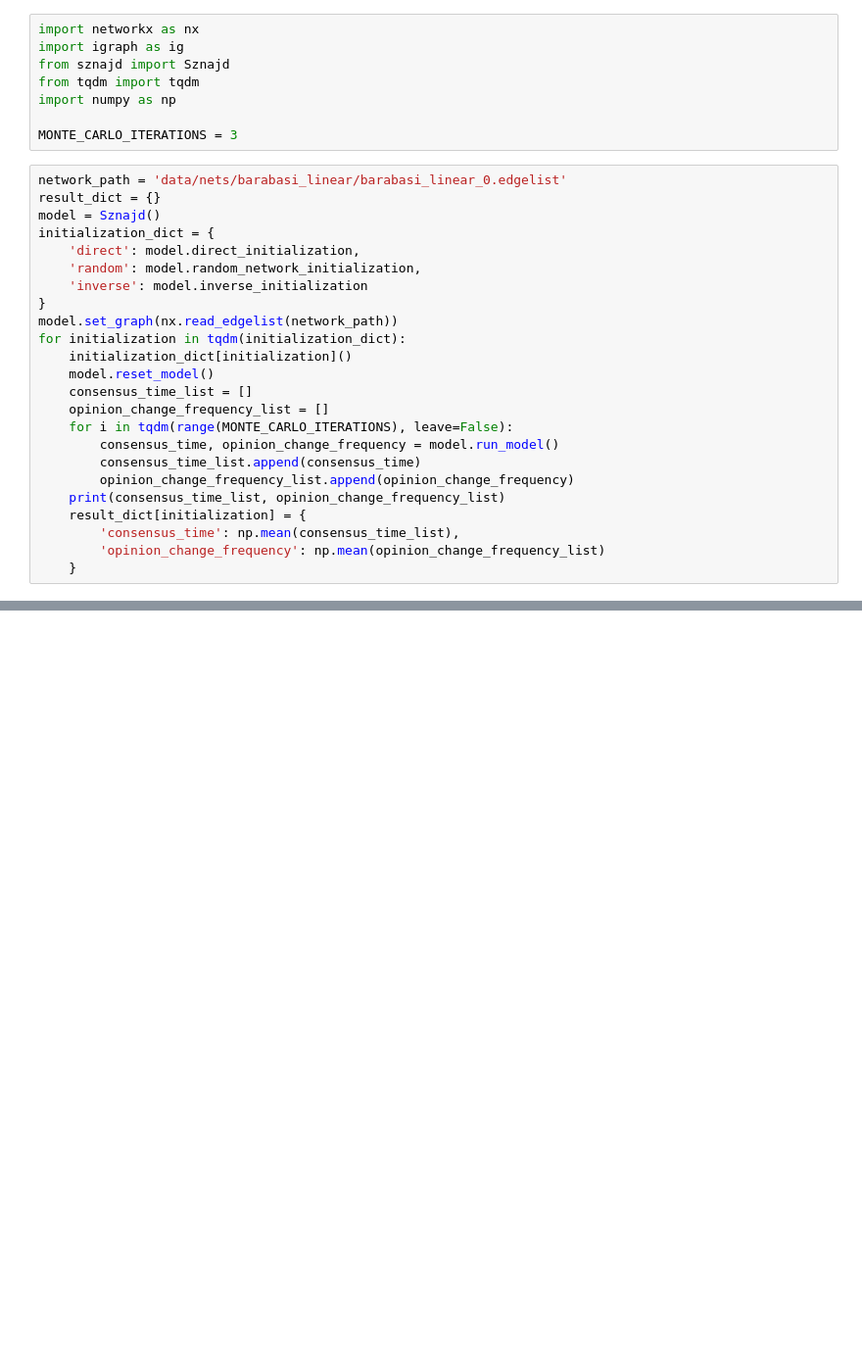
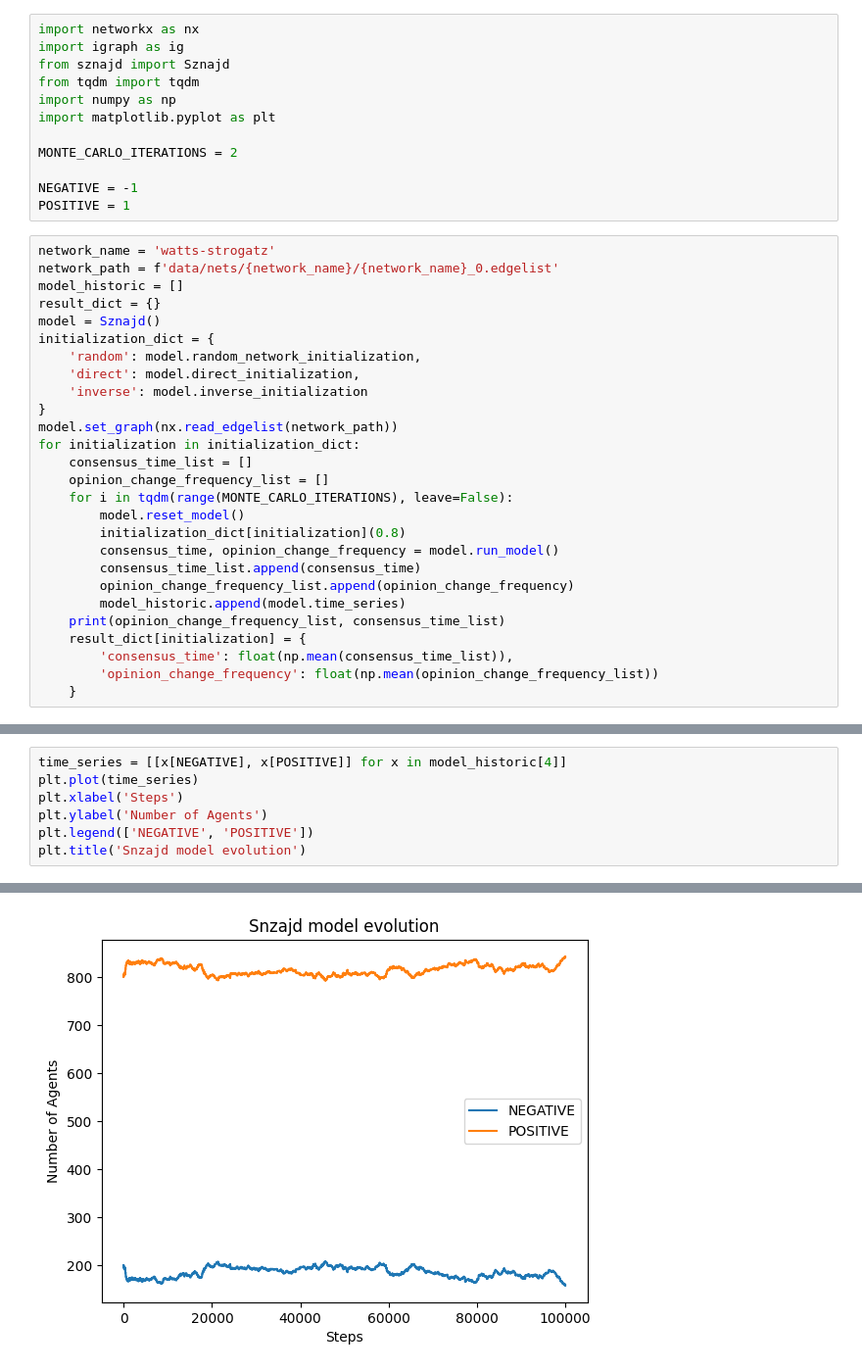
Before and after one commit to vitorfrois/SznajdNetworks, a Jupyter notebook: src/tests.ipynb, the cells around one changed output, grey strips where cells are left out. Shown at 98% size. Saved outputs shown, nothing was run; the diff lists cells and outputs as text; blank space fills up the shorter version.

```diff
--- a/src/tests.ipynb
+++ b/src/tests.ipynb
@@ -4,30 +4,37 @@ import igraph as ig
 from sznajd import Sznajd
 from tqdm import tqdm
 import numpy as np
+import matplotlib.pyplot as plt
 
-MONTE_CARLO_ITERATIONS = 3
+MONTE_CARLO_ITERATIONS = 2
+
+NEGATIVE = -1
+POSITIVE = 1
 # %%
-network_path = 'data/nets/barabasi_linear/barabasi_linear_0.edgelist'
+network_name = 'watts-strogatz'
+network_path = f'data/nets/{network_name}/{network_name}_0.edgelist'
+model_historic = []
 result_dict = {}
 model = Sznajd()
 initialization_dict = {
+    'random': model.random_network_initialization,
     'direct': model.direct_initialization,
-    'random': model.random_network_initialization,
     'inverse': model.inverse_initialization
 }
 model.set_graph(nx.read_edgelist(network_path))
-for initialization in tqdm(initialization_dict):
-    initialization_dict[initialization]()
-    model.reset_model()
+for initialization in initialization_dict:
     consensus_time_list = []
     opinion_change_frequency_list = []
     for i in tqdm(range(MONTE_CARLO_ITERATIONS), leave=False):
+        model.reset_model()
+        initialization_dict[initialization](0.8)
         consensus_time, opinion_change_frequency = model.run_model()
         consensus_time_list.append(consensus_time)
         opinion_change_frequency_list.append(opinion_change_frequency)
-    print(consensus_time_list, opinion_change_frequency_list)
+        model_historic.append(model.time_series)
+    print(opinion_change_frequency_list, consensus_time_list)
     result_dict[initialization] = {
-        'consensus_time': np.mean(consensus_time_list),
-        'opinion_change_frequency': np.mean(opinion_change_frequency_list)
+        'consensus_time': float(np.mean(consensus_time_list)),
+        'opinion_change_frequency': float(np.mean(opinion_change_frequency_list))
     }
 # %% [output]
@@ -54,0 +44,8 @@ result_dict
+# %%
+time_series = [[x[NEGATIVE], x[POSITIVE]] for x in model_historic[4]]
+plt.plot(time_series)
+plt.xlabel('Steps')
+plt.ylabel('Number of Agents')
+plt.legend(['NEGATIVE', 'POSITIVE'])
+plt.title('Snzajd model evolution')
+# %% [output]
@@ -54,0 +53 @@ result_dict
+[figure, added]
```
Also changed, not shown: parts of 5 cells of this notebook, 3 other files.
